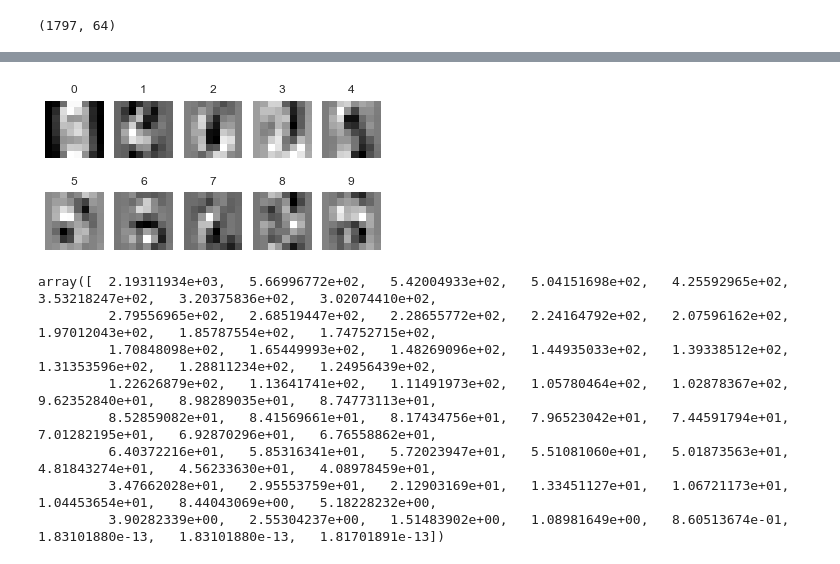
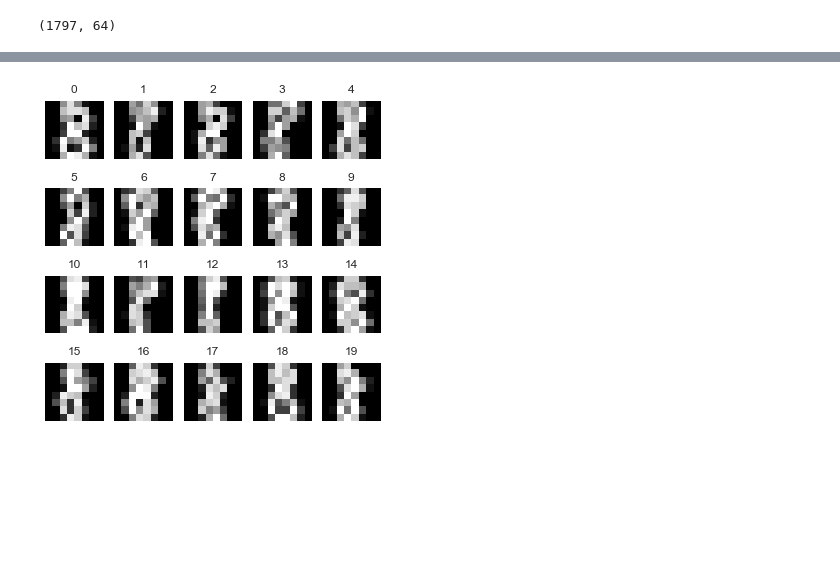
Before and after one commit to tp-nscan/SharedIpynb, a Jupyter notebook: Sandbox.ipynb, the cells around one changed output, grey strips where cells are left out. Drawn from its saved outputs; the diff is of its cells as text; code cells hidden in the pictures; blank space fills up the shorter version.

```diff
--- a/Sandbox.ipynb
+++ b/Sandbox.ipynb
@@ -82,0 +73,5 @@ mp.plotOneMatrix(np.diag(sigmad)[:,:], "sigma", width=5, height=6)
+# %%
+ddd = [(i, digits.data[digits.target==i]) for i in range(10)]
+svdd = [(i, np.linalg.svd(ddd[i][1])) for i in range(10)]
+# %%
+u3 = svdd[8][1][0]; s3 = svdd[8][1][1]; v3 = svdd[8][1][2]
@@ -82,0 +107,7 @@ mp.plotOneMatrix(np.diag(sigmad)[:,:], "sigma", width=5, height=6)
+# %%
+clip = 16
+reconstimg = np.matrix(u3[:, :clip]) * np.diag(s3[:clip]) * np.matrix(v3[:clip, :])
+# %%
+reconA = np.asarray(reconstimg)
+reconAA = reconA.reshape(174,8,8)
+reconAA.shape
@@ -83,22 +145,11 @@ mp.plotOneMatrix(np.diag(sigmad)[:,:], "sigma", width=5, height=6)
 # %%
-nrows, ncols = 2, 5
-plt.figure(figsize=(6,3))
+nrows, ncols = 4, 5
+plt.figure(figsize=(6,6))
 plt.gray()
 for i in range(ncols * nrows):
     ax = plt.subplot(nrows, ncols, i + 1)
-    ax.matshow(np.reshape(Vd[i], (8,8)))
+    ax.matshow(reconAA[i,...])
     plt.xticks([]); plt.yticks([])
     plt.title(i)
 # %% [output]
-[figure, old version]
+[figure, new version]
-# %%
-sigmad
-# %% [output]
-array([  2.19311934e+03,   5.66996772e+02,   5.42004933e+02,   5.04151698e+02,   4.25592965e+02,   3.53218247e+02,   3.20375836e+02,   3.02074410e+02,
-         2.79556965e+02,   2.68519447e+02,   2.28655772e+02,   2.24164792e+02,   2.07596162e+02,   1.97012043e+02,   1.85787554e+02,   1.74752715e+02,
-         1.70848098e+02,   1.65449993e+02,   1.48269096e+02,   1.44935033e+02,   1.39338512e+02,   1.31353596e+02,   1.28811234e+02,   1.24956439e+02,
-         1.22626879e+02,   1.13641741e+02,   1.11491973e+02,   1.05780464e+02,   1.02878367e+02,   9.62352840e+01,   8.98289035e+01,   8.74773113e+01,
-         8.52859082e+01,   8.41569661e+01,   8.17434756e+01,   7.96523042e+01,   7.44591794e+01,   7.01282195e+01,   6.92870296e+01,   6.76558862e+01,
-         6.40372216e+01,   5.85316341e+01,   5.72023947e+01,   5.51081060e+01,   5.01873563e+01,   4.81843274e+01,   4.56233630e+01,   4.08978459e+01,
-         3.47662028e+01,   2.95553759e+01,   2.12903169e+01,   1.33451127e+01,   1.06721173e+01,   1.04453654e+01,   8.44043069e+00,   5.18228232e+00,
-         3.90282339e+00,   2.55304237e+00,   1.51483902e+00,   1.08981649e+00,   8.60513674e-01,   1.83101880e-13,   1.83101880e-13,   1.81701891e-13])
```
Also changed, not shown: parts of 11 cells of this notebook, 15 other files.
